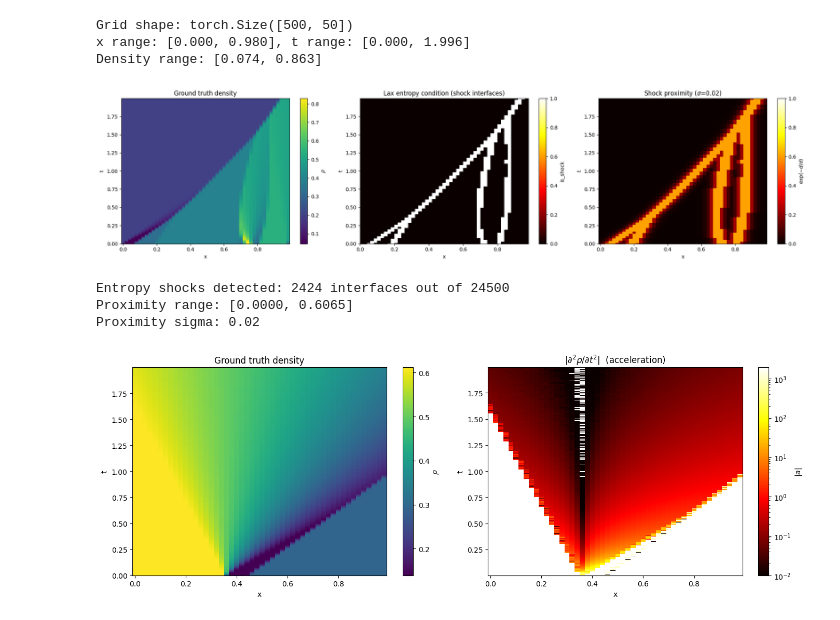
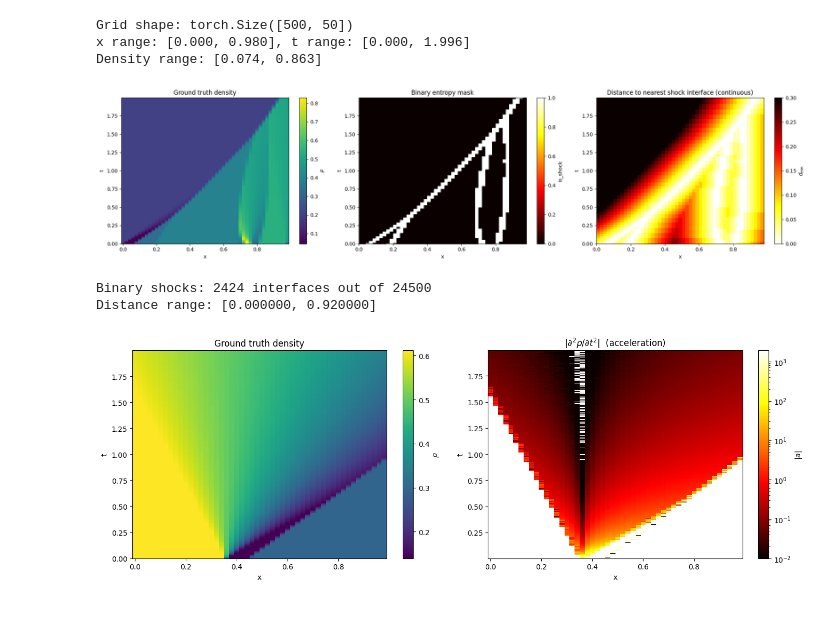
Before and after one commit to mchami02/saint-venant, a Jupyter notebook: wavefront_learning/notebooks/visualize_losses.ipynb, the cells around one changed output. Cells and saved outputs as stored; diff of their text form; code cells hidden in the pictures.

```diff
--- a/wavefront_learning/notebooks/visualize_losses.ipynb
+++ b/wavefront_learning/notebooks/visualize_losses.ipynb
@@ -38,16 +38,13 @@ Grid shape: torch.Size([500, 50])
 x range: [0.000, 0.980], t range: [0.000, 1.996]
 Density range: [0.074, 0.863]
 # %%
-"""Cell 6: Entropy condition + shock proximity vs ground truth.
+"""Cell 2: Binary entropy mask vs distance-to-nearest-shock.
 
 Three-column visualisation:
   1. Ground truth density
-  2. Lax entropy condition  (is_shock boolean at interfaces)
-  3. Shock proximity field   exp(-dist_to_nearest_shock / sigma)
+  2. Binary Lax entropy condition (is_shock boolean mask)
+  3. Distance to nearest shock interface (continuous field)
 """
-
-from data.data_processing import compute_shock_proximity
-from losses.flux import greenshields_flux_derivative, compute_shock_speed
 
 # Pick one sample
 sample_idx = 3
@@ -66,65 +63,64 @@ char_left = 1.0 - 2.0 * rho_left
 char_right = 1.0 - 2.0 * rho_right
 shock_speed = 1.0 - rho_left - rho_right
 
+# Binary shock mask
 is_shock = (char_left > shock_speed) & (shock_speed > char_right)  # (nt, nx-1)
-
-from scipy import ndimage
-min_component_size = 5
-labeled, num_features = ndimage.label(is_shock)
-for i in range(1, num_features + 1):
-    if (labeled == i).sum() < min_component_size:
-        is_shock[labeled == i] = False
-
 
 # Interface midpoint x-coordinates
 x_mid = (x[:-1] + x[1:]) / 2  # (nx-1,)
 
-# --- Shock proximity field ---
-sigma = 0.02
-proximity = compute_shock_proximity(grid.numpy(), dx, sigma)  # (1, nt, nx)
-proximity_2d = proximity.squeeze(0).numpy()  # (nt, nx)
+# --- Distance to nearest shock interface (continuous field) ---
+# For each interface at each timestep, compute min distance to any shock interface
+dist_to_shock = np.full_like(rho_left, fill_value=np.inf, dtype=np.float64)
+for ti in range(nt):
+    shock_positions = x_mid[is_shock[ti]]
+    if len(shock_positions) > 0:
+        # |x_mid_j - x_shock_k| for all j, k; take min over k
+        dists = np.abs(x_mid[:, None] - shock_positions[None, :])  # (nx-1, n_shocks)
+        dist_to_shock[ti] = dists.min(axis=1)
+    else:
+        dist_to_shock[ti] = 1.0  # no shocks at this timestep
 
 # --- Plot: 3 columns ---
 fig, axes = plt.subplots(1, 3, figsize=(20, 5))
 
 # 1) Ground truth density
 im0 = axes[0].pcolormesh(x, t, grid.numpy(), shading="auto", cmap="viridis")
 axes[0].set_xlabel("x")
 axes[0].set_ylabel("t")
 axes[0].set_title("Ground truth density")
 fig.colorbar(im0, ax=axes[0], label=r"$\rho$")
 
-# 2) Entropy condition (boolean shock mask)
+# 2) Binary entropy condition
 im1 = axes[1].pcolormesh(
     x_mid, t, is_shock.astype(float),
     shading="auto", cmap="hot", vmin=0, vmax=1,
 )
 axes[1].set_xlabel("x")
 axes[1].set_ylabel("t")
-axes[1].set_title("Lax entropy condition (shock interfaces)")
+axes[1].set_title("Binary entropy mask")
 fig.colorbar(im1, ax=axes[1], label="is_shock")
 
-# 3) Shock proximity field
+# 3) Distance to nearest shock (continuous)
 im2 = axes[2].pcolormesh(
-    x, t, proximity_2d,
-    shading="auto", cmap="hot", vmin=0, vmax=1,
+    x_mid, t, dist_to_shock,
+    shading="auto", cmap="hot_r",
+    vmin=0, vmax=0.3,
 )
 axes[2].set_xlabel("x")
 axes[2].set_ylabel("t")
-axes[2].set_title(rf"Shock proximity ($\sigma$={sigma})")
-fig.colorbar(im2, ax=axes[2], label=r"$\exp(-d/\sigma)$")
+axes[2].set_title("Distance to nearest shock interface (continuous)")
+fig.colorbar(im2, ax=axes[2], label=r"$d_{\min}$")
 
 fig.tight_layout()
 plt.show()
 
-print(f"Entropy shocks detected: {is_shock.sum()} interfaces out of {is_shock.size}")
-print(f"Proximity range: [{proximity_2d.min():.4f}, {proximity_2d.max():.4f}]")
-print(f"Proximity sigma: {sigma}")
+print(f"Binary shocks: {is_shock.sum()} interfaces out of {is_shock.size}")
+print(f"Distance range: [{dist_to_shock[dist_to_shock < np.inf].min():.6f}, {dist_to_shock[dist_to_shock < np.inf].max():.6f}]")
 # %% [output]
-[figure, old version]
+[figure, new version]
-Entropy shocks detected: 2424 interfaces out of 24500
-Proximity range: [0.0000, 0.6065]
-Proximity sigma: 0.02
+Binary shocks: 2424 interfaces out of 24500
+Distance range: [0.000000, 0.920000]
 # %%
 """Cell 2: Acceleration grid vs ground truth."""
 
```
Also changed, not shown: parts of 1 cell of this notebook, 2 other files.
